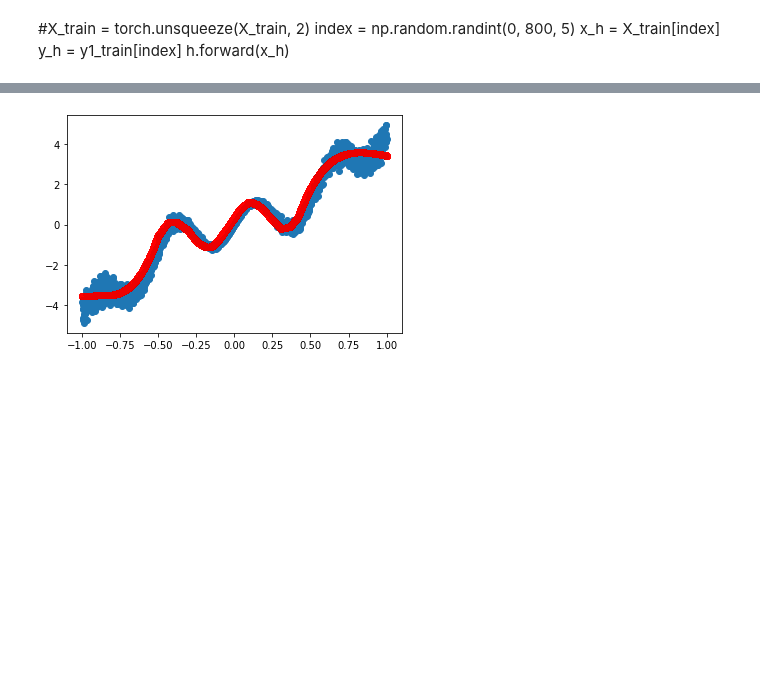
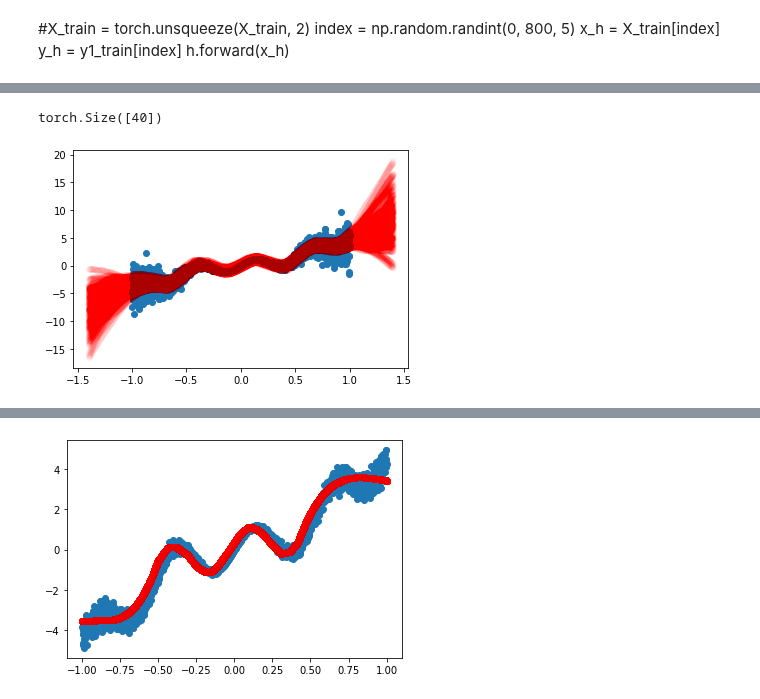
Before and after one commit to AlanLahoud/BNNSOP, a Jupyter notebook: illustrative_example.ipynb, the cells around one changed output, grey strips where cells are left out. Cells and saved outputs as stored; diff of their text form; code cells hidden in the pictures; blank space fills up the shorter version.

```diff
--- a/illustrative_example.ipynb
+++ b/illustrative_example.ipynb
@@ -260,0 +403,4 @@ tensor(0.1052, grad_fn=<MseLossBackward0>) tensor(43352.3086, grad_fn=<AddBackwa
+# %%
+torch.tensor(np.arange(-1.2, -1, 1/200)).shape
+# %% [output]
+torch.Size([40])
@@ -261,3 +412,9 @@ tensor(0.1052, grad_fn=<MseLossBackward0>) tensor(43352.3086, grad_fn=<AddBackwa
+# %%
+plt.scatter(X_test[:,0].detach(), y_test.detach())
+for i in range(0, 100):
+    plt.scatter(xt.detach(), h(xt.unsqueeze(1)).detach().squeeze()[0], color='r', alpha=0.01)
+# %% [output]
+[figure, added]
 # %%
 plt.scatter(X_test[:,0].detach(), y_test.detach())
 for i in range(0, 100):
```
Also changed, not shown: parts of 19 cells of this notebook.
